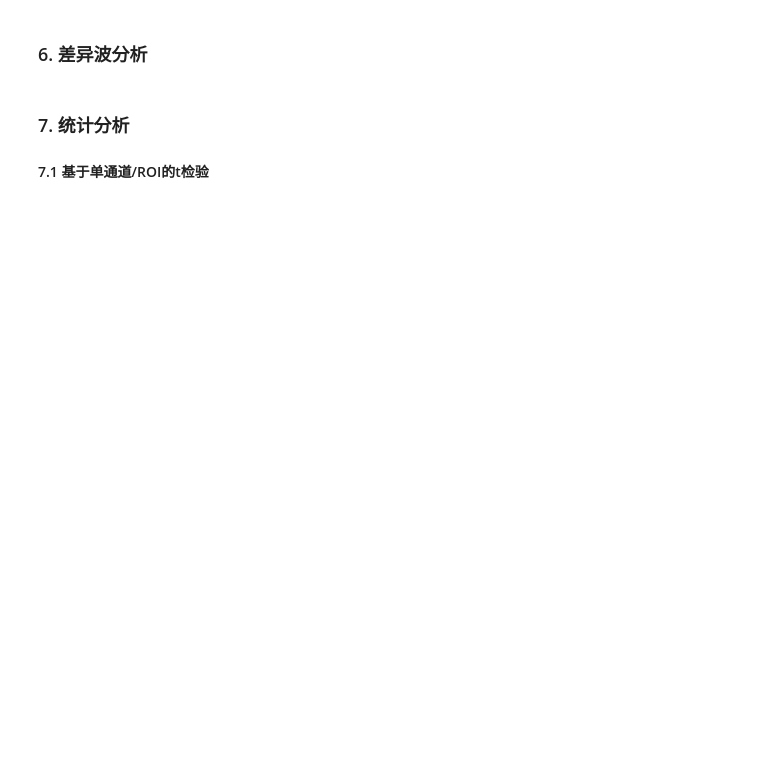
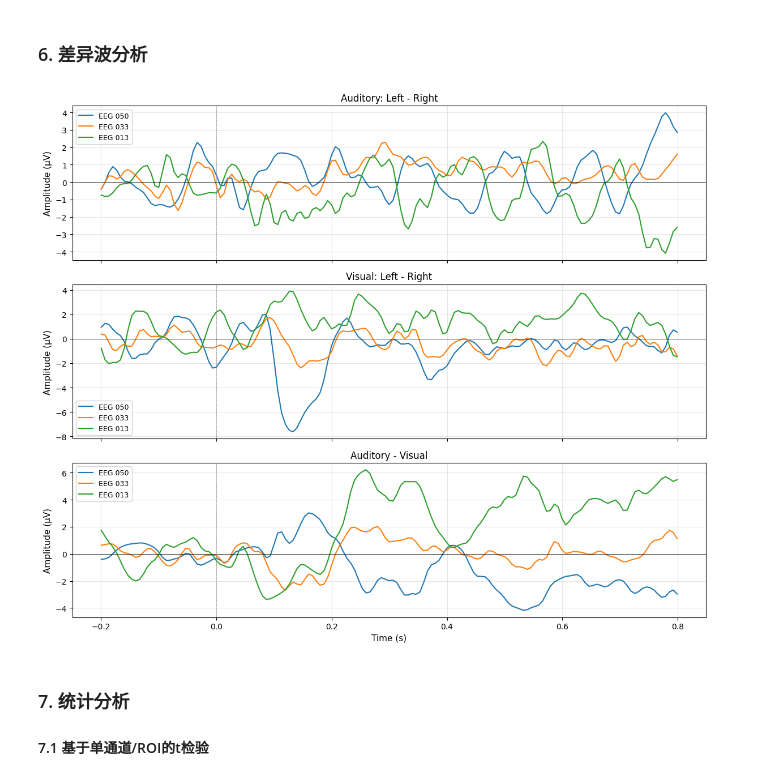
Before and after one commit to usstziyi/ERP-1, a Jupyter notebook: notebooks/Unit_03_ERP_Analysis.ipynb, the cells around one changed output. Cells and saved outputs as stored; diff of their text form; code cells hidden in the pictures; blank space fills up the shorter version.

```diff
--- a/notebooks/Unit_03_ERP_Analysis.ipynb
+++ b/notebooks/Unit_03_ERP_Analysis.ipynb
@@ -303,9 +372,9 @@ def measure_erp_component(evoked, ch_name, time_window, component_name):
     data = evoked.data[ch_idx, tmask] * 1e6  # 转换为μV
 
     # 找到峰值
-    peak_idx = np.argmax(np.abs(data))
-    peak_amplitude = data[peak_idx]
-    peak_latency = times[peak_idx] * 1000  # 转换为ms
+    peak_idx = np.argmax(np.abs(data))     # 时间窗口中的峰值索引
+    peak_amplitude = data[peak_idx]        # 时间窗口中的峰值幅度
+    peak_latency = times[peak_idx] * 1000  # 时间窗口中的峰值潜伏期
 
     # 判断极性
     polarity = 'Positive (P)' if data[peak_idx] > 0 else 'Negative (N)'
@@ -319,7 +388,7 @@ def measure_erp_component(evoked, ch_name, time_window, component_name):
     }
 
 # 测量听觉ERP的多个成分
-ch_of_interest = 'EEG 053'
+ch_of_interest = 'EEG 050'
 components = [
     ('P1', (0.05, 0.12)),
     ('N1', (0.10, 0.18)),
@@ -371,6 +458,8 @@ for cond_name, ev in conditions.items():
 # 用于突出两个条件之间的差异
 
 # 听觉左 vs 听觉右
+# 这行代码生成了一个新的 Evoked 对象 diff_aud，它代表了“左耳刺激减去右耳刺激”后的净效应。
+# 你可以像处理普通 ERP 数据一样，对这个差异波绘制地形图或查看波形。
 diff_aud = mne.combine_evoked([evoked_aud_left, evoked_aud_right],
                                weights=[1, -1])
 
@@ -379,34 +468,36 @@ diff_vis = mne.combine_evoked([evoked_vis_left, evoked_vis_right],
                                weights=[1, -1])
 
 # 感觉模态差异（听觉 - 视觉）
 diff_modality = mne.combine_evoked([evoked_auditory, evoked_visual],
                                     weights=[1, -1])
 
 # 绘制差异波
 fig, axes = plt.subplots(3, 1, figsize=(12, 10), sharex=True)
 
 diffs = [
     (diff_aud, 'Auditory: Left - Right', axes[0]),
     (diff_vis, 'Visual: Left - Right', axes[1]),
     (diff_modality, 'Auditory - Visual', axes[2])
 ]
 
 for ev, title, ax in diffs:
     # 选择几个代表性通道
-    for ch_name in ['EEG 053', 'EEG 033', 'EEG 013']:
+    for ch_name in ['EEG 050', 'EEG 033', 'EEG 013']:
         ch_idx = ev.ch_names.index(ch_name)
         ax.plot(ev.times, ev.data[ch_idx] * 1e6, linewidth=1.5, label=ch_name)
 
     ax.axhline(y=0, color='black', linewidth=0.5)
     ax.axvline(x=0, color='gray', linestyle='--', linewidth=0.5)
     ax.set_ylabel('Amplitude (μV)', fontsize=11)
     ax.set_title(title, fontsize=12)
     ax.legend(loc='best', fontsize=9)
     ax.grid(True, alpha=0.3)
 
 axes[2].set_xlabel('Time (s)', fontsize=11)
 plt.tight_layout()
 plt.show()
+# %% [output]
+[figure, added]
 # %% [markdown]
 ### 7. 统计分析
 
```
Also changed, not shown: parts of 21 cells of this notebook, 1 other file.
